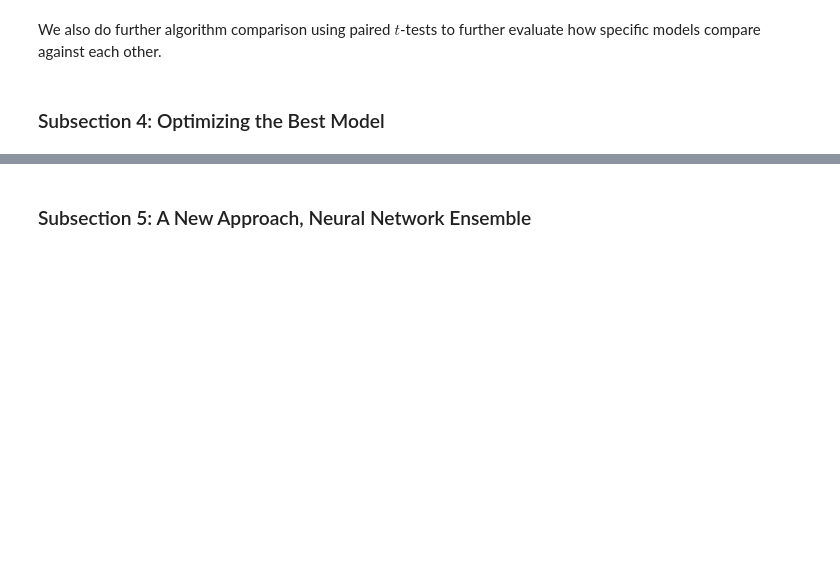
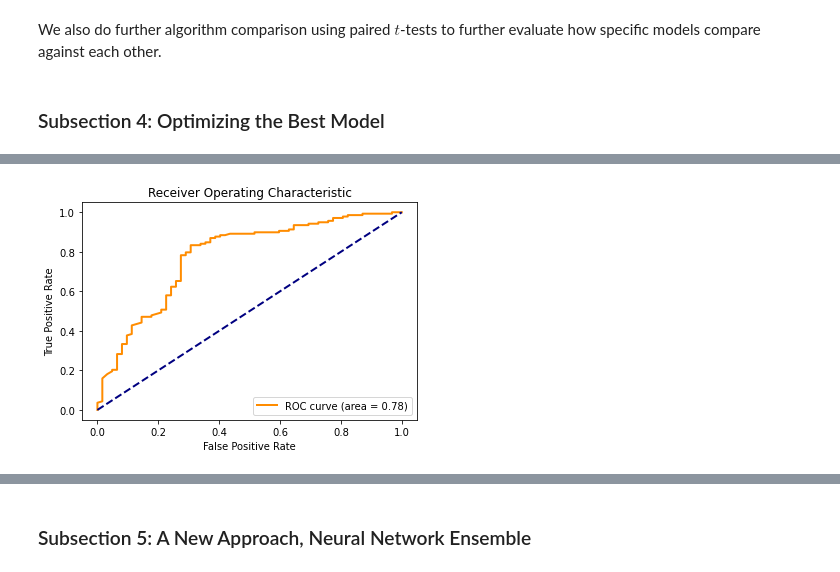
Before and after one commit to COGS118A/Group010-SP23, a Jupyter notebook: FinalProject_Group010-SP23.ipynb, the cells around one changed output, grey strips where cells are left out. Cells and saved outputs as stored; diff of their text form; code cells hidden in the pictures; blank space fills up the shorter version.

```diff
--- a/FinalProject_Group010-SP23.ipynb
+++ b/FinalProject_Group010-SP23.ipynb
@@ -510,0 +552,92 @@ print(confusion_mat_undersampled)
+# %%
+import numpy as np
+import pandas as pd
+from sklearn.model_selection import train_test_split, GridSearchCV
+from sklearn.ensemble import RandomForestClassifier
+from sklearn.preprocessing import MinMaxScaler
+from sklearn.metrics import roc_curve, auc, precision_recall_curve
+from imblearn.over_sampling import RandomOverSampler
+import matplotlib.pyplot as plt
+
+# Load the German credit dataset (assuming it's stored in a DataFrame named 'df')
+df = pd.read_csv('German_credit.csv')
+
+# Separate the features and target variable
+X = df.drop('Creditability', axis=1)
+y = df['Creditability']
+
+# Normalize the dataset using Min-Max scaling
+scaler = MinMaxScaler()
+X_normalized = scaler.fit_transform(X)
+
+# Split the data into train and test sets
+X_train, X_test, y_train, y_test = train_test_split(X_normalized, y, test_size=0.2, random_state=42)
+
+# Oversample the minority class
+oversampler = RandomOverSampler(random_state=42)
+X_train_oversampled, y_train_oversampled = oversampler.fit_resample(X_train, y_train)
+
+# Define the parameter grid for hyperparameter search
+param_grid = {
+    'n_estimators': [100, 200, 300],
+    'max_depth': [5, 10, 15],
+    'class_weight': ['balanced', None]
+}
+
+# Perform hyperparameter search using GridSearchCV
+rf_model = RandomForestClassifier()
+grid_search = GridSearchCV(rf_model, param_grid, cv=5, scoring='f1')
+grid_search.fit(X_train_oversampled, y_train_oversampled)
+
+# Get the best hyperparameters
+best_params = grid_search.best_params_
+print("Best Hyperparameters:", best_params)
+
+# Train the Random Forest model with the best hyperparameters
+rf_model_best = RandomForestClassifier(**best_params)
+rf_model_best.fit(X_train_oversampled, y_train_oversampled)
+
+# Make predictions on the test set using the best model
+y_pred_best = rf_model_best.predict(X_test)
+
+# Calculate the evaluation metrics for the best model
+accuracy_best = accuracy_score(y_test, y_pred_best)
+f1_best = f1_score(y_test, y_pred_best)
+error_rate_best = 1 - accuracy_best
+sensitivity_best = recall_score(y_test, y_pred_best)
+precision_best = precision_score(y_test, y_pred_best)
+
+# Print the evaluation metrics for the best model
+print("Evaluation Metrics - Best Model:")
+print("Accuracy:", accuracy_best)
+print("F1 Score:", f1_best)
+print("Error Rate:", error_rate_best)
+print("Sensitivity:", sensitivity_best)
+print("Recall:", sensitivity_best)
+print("Precision:", precision_best)
+
+# Plot the ROC curve
+y_prob_best = rf_model_best.predict_proba(X_test)[:, 1]
+fpr, tpr, thresholds = roc_curve(y_test, y_prob_best)
+roc_auc = auc(fpr, tpr)
+
+plt.figure()
+plt.plot(fpr, tpr, color='darkorange', lw=2, label='ROC curve (area = %0.2f)' % roc_auc)
+plt.plot([0, 1], [0, 1], color='navy', lw=2, linestyle='--')
+plt.xlabel('False Positive Rate')
+plt.ylabel('True Positive Rate')
+plt.title('Receiver Operating Characteristic')
+plt.legend(loc="lower right")
+plt.show()
+
+# Plot the Precision-Recall curve
+precision, recall, _ = precision_recall_curve(y_test, y_prob_best)
+
+plt.figure()
+plt.step(recall, precision, color='b', alpha=0.2, where='post')
+plt.fill_between(recall, precision, alpha=0.2, color='b', step='post')
+plt.xlabel('Recall')
+plt.ylabel('Precision')
+plt.title('Precision-Recall Curve')
+plt.show()
+# %% [output]
@@ -510,0 +652 @@ print(confusion_mat_undersampled)
+[figure, added]
```
Also changed, not shown: parts of 14 cells of this notebook.
